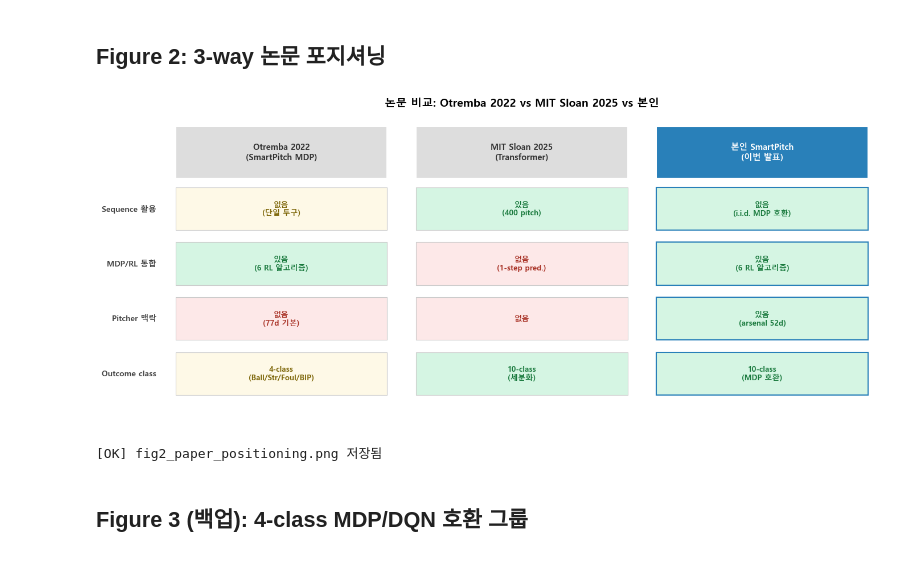
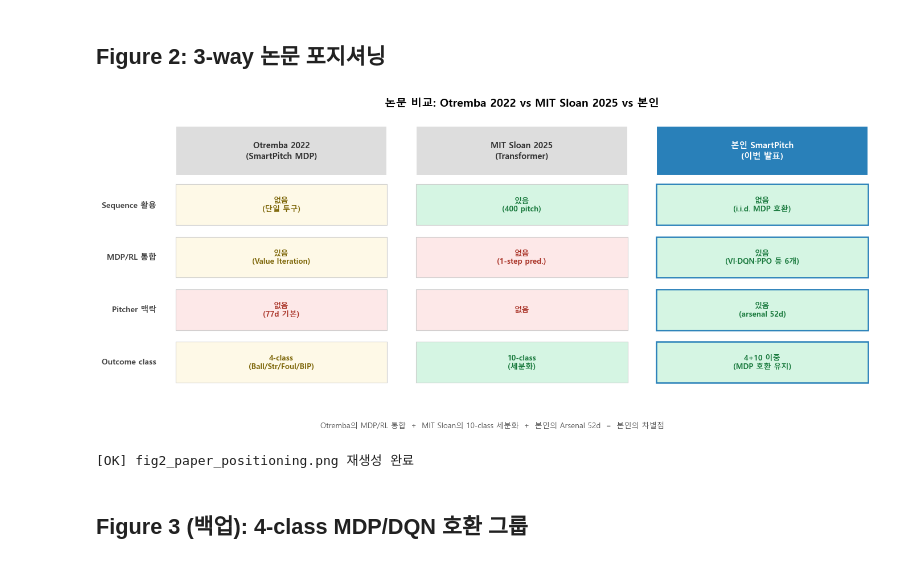
Before and after one commit to Pitcheezy/transition-models, a Jupyter notebook: notebooks/13_presentation_figures.ipynb, the cells around one changed output. Drawn from its saved outputs; the diff is of its cells as text; code cells hidden in the pictures.

```diff
--- a/notebooks/13_presentation_figures.ipynb
+++ b/notebooks/13_presentation_figures.ipynb
@@ -174,83 +175,91 @@ ax.set_ylim(0, 1)
 ax.axis('off')
 
 # ── 레이아웃 상수 ────────────────────────────────────────────────────────────
-COL_X   = [0.5, 1.5, 2.5]   # 열 중심 x
-COL_W   = 0.88               # 열 너비 (그리기용)
+COL_X   = [0.5, 1.5, 2.5]
+COL_W   = 0.88
 HEADER_Y = 0.90
-ROW_Y   = [0.70, 0.52, 0.34, 0.16]  # 4행 y (위→아래)
+ROW_Y   = [0.70, 0.52, 0.34, 0.16]
 ROW_H   = 0.14
 
 HEADERS = ['Otremba 2022\n(SmartPitch MDP)', 'MIT Sloan 2025\n(Transformer)', '본인 SmartPitch\n(이번 발표)']
 ROWS    = ['Sequence 활용', 'MDP/RL 통합', 'Pitcher 맥락', 'Outcome class']
 
-# 열 색상: 첫 두 열 흰색, 마지막 열 하늘색
 COL_COLORS = ['#f9f9f9', '#f9f9f9', '#e8f4fd']
 HEADER_BG  = ['#dddddd', '#dddddd', '#2980b9']
 HEADER_FG  = ['#333333', '#333333', 'white']
 
 # ── 셀 데이터 [row][col] ─────────────────────────────────────────────────────
-# (텍스트, 색상 힌트: 'pos'/'neg'/'neu')
+# 수정 내역:
+#   MDP/RL row: Otremba 'pos' → 'neu' + 텍스트 구체화 (Value Iteration만)
+#               본인 텍스트 → '6개 알고리즘' 명시
+#   Outcome row: 본인 '10-class' → '4+10 이중' 명시
 CELLS = [
-    # row 0: Sequence
+    # row 0: Sequence 활용
     [('없음\n(단일 투구)', 'neu'), ('있음\n(400 pitch)', 'pos'), ('없음\n(i.i.d. MDP 호환)', 'pos')],
-    # row 1: MDP/RL
-    [('있음\n(6 RL 알고리즘)', 'pos'), ('없음\n(1-step pred.)', 'neg'), ('있음\n(6 RL 알고리즘)', 'pos')],
+    # row 1: MDP/RL 통합  ← 수정
+    [('있음\n(Value Iteration)', 'neu'),           # Otremba: 연노랑 (단순 VI만)
+     ('없음\n(1-step pred.)', 'neg'),              # MIT Sloan: 분홍
+     ('있음\n(VI·DQN·PPO 등 6개)', 'pos')],       # 본인: 초록 (6 알고리즘)
     # row 2: Pitcher 맥락
     [('없음\n(77d 기본)', 'neg'), ('없음', 'neg'), ('있음\n(arsenal 52d)', 'pos')],
-    # row 3: Outcome class
-    [('4-class\n(Ball/Str/Foul/BIP)', 'neu'), ('10-class\n(세분화)', 'pos'), ('10-class\n(MDP 호환)', 'pos')],
+    # row 3: Outcome class  ← 수정 (본인 4+10 이중 명시)
+    [('4-class\n(Ball/Str/Foul/BIP)', 'neu'),
+     ('10-class\n(세분화)', 'pos'),
+     ('4+10 이중\n(MDP 호환 유지)', 'pos')],
 ]
 
 COLOR_MAP = {'pos': '#d5f5e3', 'neg': '#fde8e8', 'neu': '#fef9e7'}
 TEXT_MAP  = {'pos': '#1a7a3e', 'neg': '#a93226', 'neu': '#7d6608'}
 
-# ── 행 라벨 배경 ─────────────────────────────────────────────────────────────
+# ── 행 라벨 ────────────────────────────────────────────────────────────────
 for ry, label in zip(ROW_Y, ROWS):
     ax.text(-0.02, ry, label, transform=ax.transData,
             ha='right', va='center', fontsize=10, fontweight='bold', color='#444444')
 
-# ── 헤더 ────────────────────────────────────────────────────────────────────
+# ── 헤더 ───────────────────────────────────────────────────────────────────
 for ci, (cx, txt, bg, fg) in enumerate(zip(COL_X, HEADERS, HEADER_BG, HEADER_FG)):
     rect = plt.Rectangle(
         (cx - COL_W/2, HEADER_Y - 0.10), COL_W, 0.17,
         facecolor=bg, edgecolor='white', linewidth=1.5, transform=ax.transData, zorder=3
     )
     ax.add_patch(rect)
     ax.text(cx, HEADER_Y - 0.015, txt, ha='center', va='center',
             fontsize=10.5, fontweight='bold', color=fg, zorder=4)
 
-# ── 셀 ──────────────────────────────────────────────────────────────────────
+# ── 셀 ─────────────────────────────────────────────────────────────────────
 for ri, (ry, row) in enumerate(zip(ROW_Y, CELLS)):
     for ci, (cx, (txt, hint)) in enumerate(zip(COL_X, row)):
         bg = COLOR_MAP[hint]
-        # 본인 열은 더 강조
         if ci == 2:
-            ec = '#2980b9'
-            ew = 1.5
+            ec, ew = '#2980b9', 1.8
         else:
-            ec = '#cccccc'
-            ew = 0.8
+            ec, ew = '#cccccc', 0.8
         rect = plt.Rectangle(
             (cx - COL_W/2, ry - ROW_H/2), COL_W, ROW_H,
             facecolor=bg, edgecolor=ec, linewidth=ew, transform=ax.transData, zorder=3
         )
         ax.add_patch(rect)
         ax.text(cx, ry, txt, ha='center', va='center',
                 fontsize=9.5, color=TEXT_MAP[hint], fontweight='bold', zorder=4)
 
 ax.set_title(
     '논문 비교: Otremba 2022 vs MIT Sloan 2025 vs 본인',
     fontsize=14, fontweight='bold', pad=14
 )
 
-plt.tight_layout()
+# 하단 결론 한 줄
+fig.text(0.5, 0.01,
+         'Otremba의 MDP/RL 통합  +  MIT Sloan의 10-class 세분화  +  본인의 Arsenal 52d  =  본인의 차별점',
+         ha='center', fontsize=9.5, style='italic', color='#555555')
+
+plt.tight_layout(rect=[0, 0.04, 1, 1])
 fig.savefig(FIG_DIR / 'fig2_paper_positioning.png', dpi=300, bbox_inches='tight',
             facecolor='white')
 plt.show()
-print('[OK] fig2_paper_positioning.png 저장됨')
+print('[OK] fig2_paper_positioning.png 재생성 완료')
 # %% [output]
-[figure, old version]
+[figure, new version]
-[OK] fig2_paper_positioning.png 저장됨
+[OK] fig2_paper_positioning.png 재생성 완료
 # %% [markdown]
 ## Figure 3 (백업): 4-class MDP/DQN 호환 그룹
 # %%
```
Also changed, not shown: parts of 4 cells of this notebook, 5 other files.
